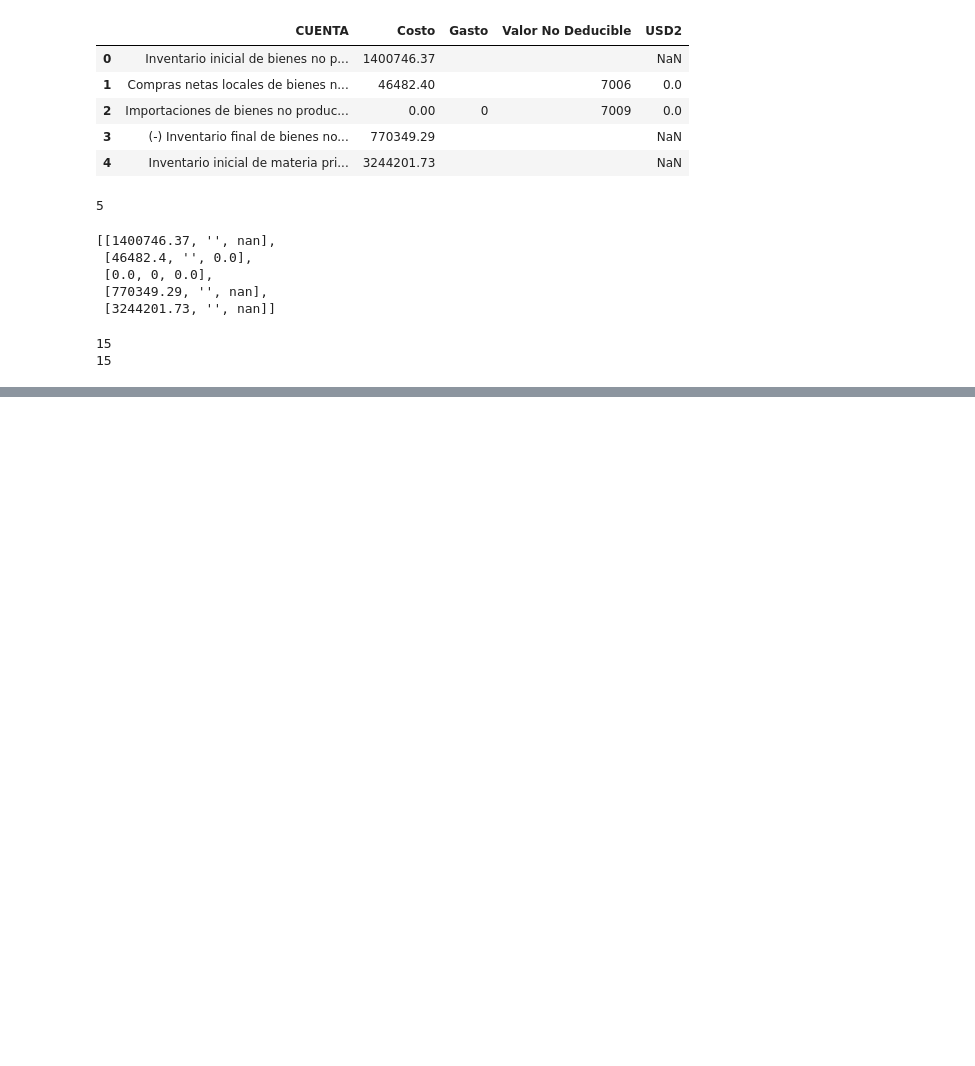
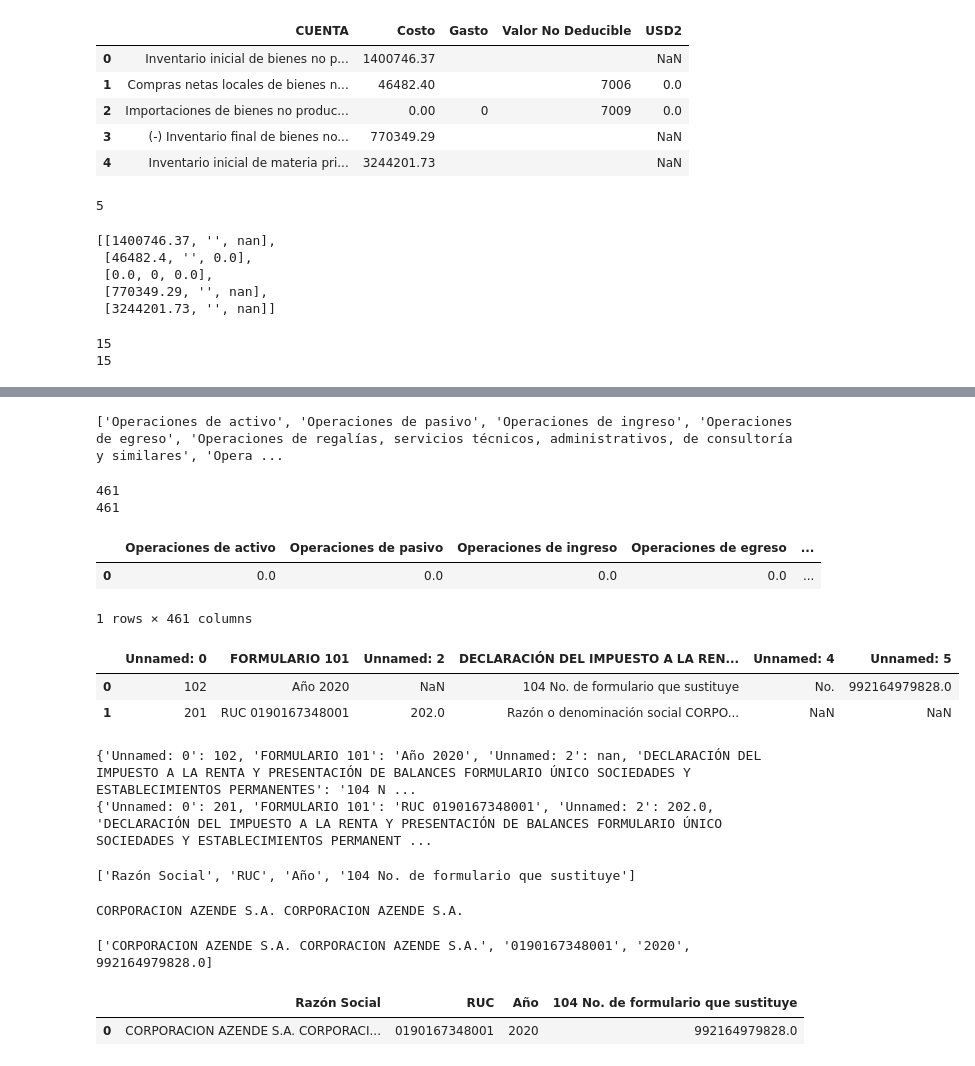
Before and after one commit to eoncorpec/pdf_to_excel_sc, a Jupyter notebook: CodsDocumentos3/est_sit_finan_alt.ipynb, the cells around one changed output, grey strips where cells are left out. Saved outputs shown, nothing was run; the diff lists cells and outputs as text; code cells hidden in the pictures; blank space fills up the shorter version.

Commit message:
Generar dataframes completos del pdf, generar el dataframe de la cabecera, unir los dataframes y generar xlsx

```diff
--- a/CodsDocumentos3/est_sit_finan_alt.ipynb
+++ b/CodsDocumentos3/est_sit_finan_alt.ipynb
@@ -1477,0 +1506,75 @@ datosF7_3
+# %%
+textos = []
+for dataframe in listaDataframes:
+    fila = dataframe.columns.to_list()
+    textos.extend(fila)
+
+
+print(textos)
+# %% [output]
+['Operaciones de activo', 'Operaciones de pasivo', 'Operaciones de ingreso', 'Operaciones de egreso', 'Operaciones de regalías, servicios técnicos, administrativos, de consultoría y similares', 'Opera ...
+# %%
+print(len(arrayDatos1_7))
+print(len(textos))
+# %% [output]
+461
+461
+# %%
+dataFrameComplete1_7 = pd.DataFrame([arrayDatos1_7], columns=textos)
+dataFrameComplete1_7
+# %% [output]
+|  | Operaciones de activo | Operaciones de pasivo | Operaciones de ingreso | Operaciones de egreso | ... |
+| 0 | 0.0 | 0.0 | 0.0 | 0.0 | ... |
+1 rows × 461 columns
+# %%
+header = tabula.read_pdf(pdfOriginal, pages=1, area=(34.82,3.83,105.97,608.88), lattice=False, output_format="dataframe", encoding="latin-1")
+dfHeader = header[0]
+dfHeader = dfHeader.astype(object)
+# %%
+dfHeader
+# %% [output]
+|  | Unnamed: 0 | FORMULARIO 101 | Unnamed: 2 | DECLARACIÓN DEL IMPUESTO A LA REN... | Unnamed: 4 | Unnamed: 5 |
+| 0 | 102 | Año 2020 | NaN | 104 No. de formulario que sustituye | No. | 992164979828.0 |
+| 1 | 201 | RUC 0190167348001 | 202.0 | Razón o denominación social CORPO... | NaN | NaN |
+# %%
+rowAnio = dfHeader.iloc[0].to_dict()
+rowRucName = dfHeader.iloc[1].to_dict()
+print(rowAnio)
+print(rowRucName)
+# %% [output]
+{'Unnamed: 0': 102, 'FORMULARIO 101': 'Año 2020', 'Unnamed: 2': nan, 'DECLARACIÓN DEL IMPUESTO A LA RENTA Y PRESENTACIÓN DE BALANCES FORMULARIO ÚNICO SOCIEDADES Y ESTABLECIMIENTOS PERMANENTES': '104 N ...
+{'Unnamed: 0': 201, 'FORMULARIO 101': 'RUC 0190167348001', 'Unnamed: 2': 202.0, 'DECLARACIÓN DEL IMPUESTO A LA RENTA Y PRESENTACIÓN DE BALANCES FORMULARIO ÚNICO SOCIEDADES Y ESTABLECIMIENTOS PERMANENT ...
+# %%
+listaColumnsHeader= [
+    "Razón Social",
+    rowRucName["FORMULARIO 101"].split(" ")[0],
+    rowAnio["FORMULARIO 101"].split(" ")[0],
+    rowAnio["DECLARACIÓN DEL IMPUESTO A LA RENTA Y PRESENTACIÓN DE BALANCES FORMULARIO ÚNICO SOCIEDADES Y ESTABLECIMIENTOS PERMANENTES"]
+
+]
+print(listaColumnsHeader)
+# %% [output]
+['Razón Social', 'RUC', 'Año', '104 No. de formulario que sustituye']
+# %%
+razSoc = rowRucName["DECLARACIÓN DEL IMPUESTO A LA RENTA Y PRESENTACIÓN DE BALANCES FORMULARIO ÚNICO SOCIEDADES Y ESTABLECIMIENTOS PERMANENTES"]
+primEspacio  = razSoc.find("CORPORACION")
+razSoc = razSoc[primEspacio:]
+print(razSoc)
+# %% [output]
+CORPORACION AZENDE S.A. CORPORACION AZENDE S.A.
+# %%
+listaDatosHeader=[
+    razSoc,
+    rowRucName["FORMULARIO 101"].split(" ")[1],
+    rowAnio["FORMULARIO 101"].split(" ")[1],
+    rowAnio["Unnamed: 5"],
+]
+print(listaDatosHeader)
+# %% [output]
+['CORPORACION AZENDE S.A. CORPORACION AZENDE S.A.', '0190167348001', '2020', 992164979828.0]
+# %%
+dataframeHeader = pd.DataFrame([listaDatosHeader], columns=listaColumnsHeader, dtype=object)
+dataframeHeader
+# %% [output]
+|  | Razón Social | RUC | Año | 104 No. de formulario que sustituye |
+| 0 | CORPORACION AZENDE S.A. CORPORACI... | 0190167348001 | 2020 | 992164979828.0 |
```
Also changed, not shown: parts of 3 cells of this notebook, 1 other file.
